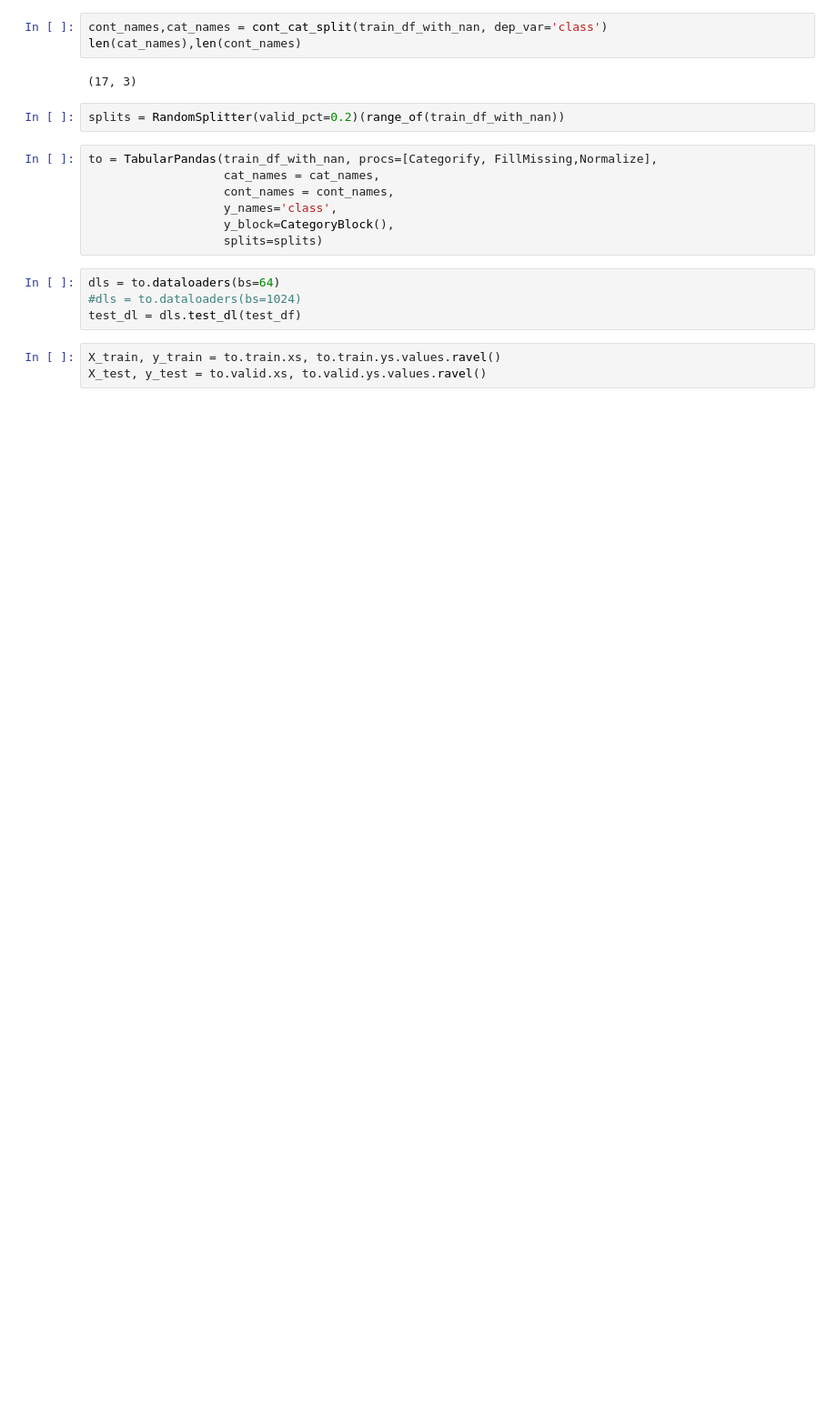
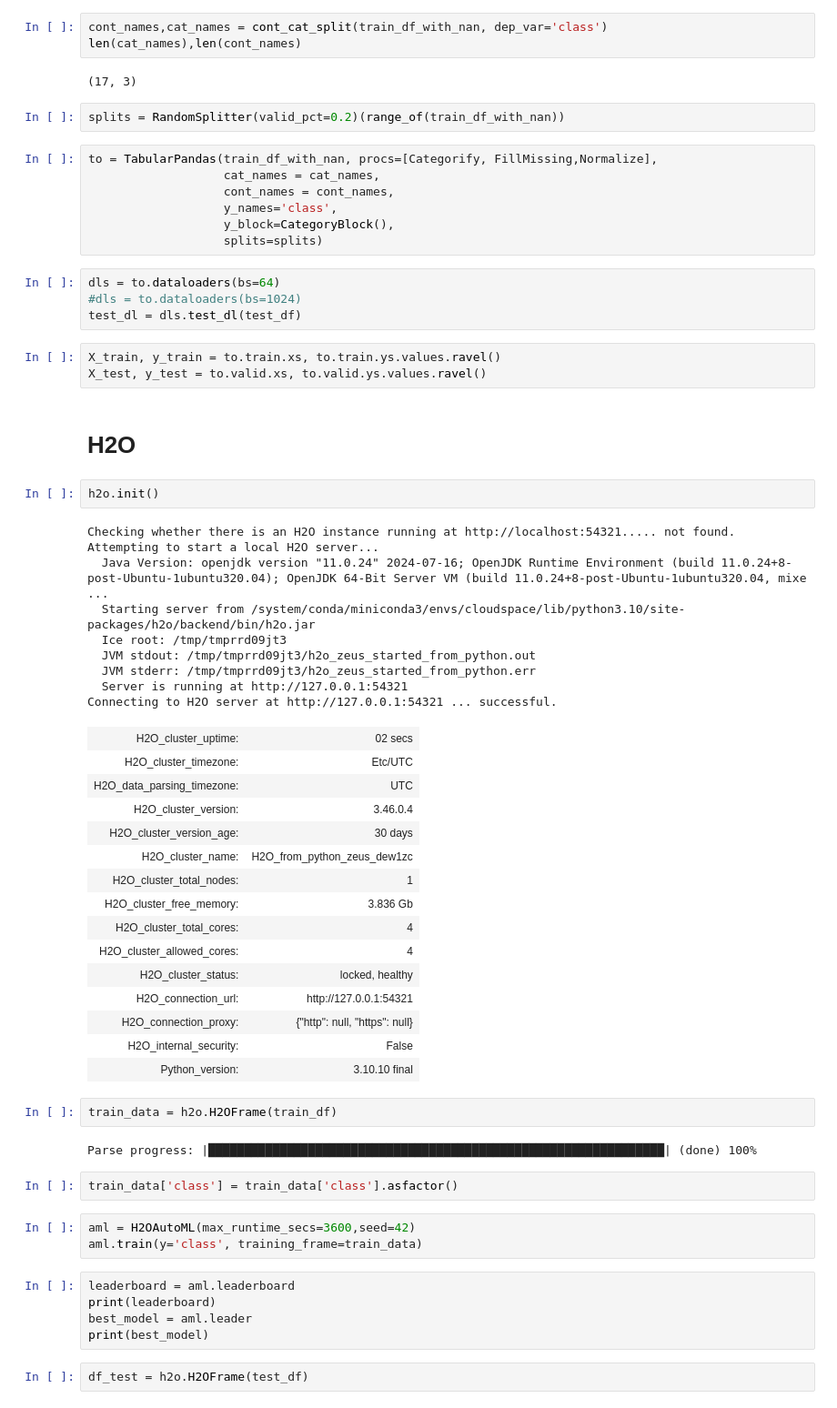
Before and after one commit to rubanzasilva/poisonous_mushrooms_classification, a Jupyter notebook: h2o.ipynb, the cells around one changed output. Shown: that part at 91% size. Saved outputs shown, nothing was run; the diff lists cells and outputs as text; blank space fills up the shorter version.

```diff
--- a/h2o.ipynb
+++ b/h2o.ipynb
@@ -131,3 +152,48 @@ test_dl = dls.test_dl(test_df)
 # %%
 X_train, y_train = to.train.xs, to.train.ys.values.ravel()
 X_test, y_test = to.valid.xs, to.valid.ys.values.ravel()
+# %% [markdown]
+# H2O
+# %%
+h2o.init()
+# %% [output]
+Checking whether there is an H2O instance running at http://localhost:54321..... not found.
+Attempting to start a local H2O server...
+  Java Version: openjdk version "11.0.24" 2024-07-16; OpenJDK Runtime Environment (build 11.0.24+8-post-Ubuntu-1ubuntu320.04); OpenJDK 64-Bit Server VM (build 11.0.24+8-post-Ubuntu-1ubuntu320.04, mixe ...
+  Starting server from /system/conda/miniconda3/envs/cloudspace/lib/python3.10/site-packages/h2o/backend/bin/h2o.jar
+  Ice root: /tmp/tmprrd09jt3
+  JVM stdout: /tmp/tmprrd09jt3/h2o_zeus_started_from_python.out
+  JVM stderr: /tmp/tmprrd09jt3/h2o_zeus_started_from_python.err
+  Server is running at http://127.0.0.1:54321
+Connecting to H2O server at http://127.0.0.1:54321 ... successful.
+| H2O_cluster_uptime: | 02 secs |
+| H2O_cluster_timezone: | Etc/UTC |
+| H2O_data_parsing_timezone: | UTC |
+| H2O_cluster_version: | 3.46.0.4 |
+| H2O_cluster_version_age: | 30 days |
+| H2O_cluster_name: | H2O_from_python_zeus_dew1zc |
+| H2O_cluster_total_nodes: | 1 |
+| H2O_cluster_free_memory: | 3.836 Gb |
+| H2O_cluster_total_cores: | 4 |
+| H2O_cluster_allowed_cores: | 4 |
+| H2O_cluster_status: | locked, healthy |
+| H2O_connection_url: | http://127.0.0.1:54321 |
+| H2O_connection_proxy: | {"http": null, "https": null} |
+| H2O_internal_security: | False |
+| Python_version: | 3.10.10 final |
+# %%
+train_data = h2o.H2OFrame(train_df)
+# %% [output]
+Parse progress: |████████████████████████████████████████████████████████████████| (done) 100%
+# %%
+train_data['class'] = train_data['class'].asfactor()
+# %%
+aml = H2OAutoML(max_runtime_secs=3600,seed=42)
+aml.train(y='class', training_frame=train_data)
+# %%
+leaderboard = aml.leaderboard
+print(leaderboard)
+best_model = aml.leader
+print(best_model)
+# %%
+df_test = h2o.H2OFrame(test_df)
```
Also changed, not shown: parts of 4 cells of this notebook.
